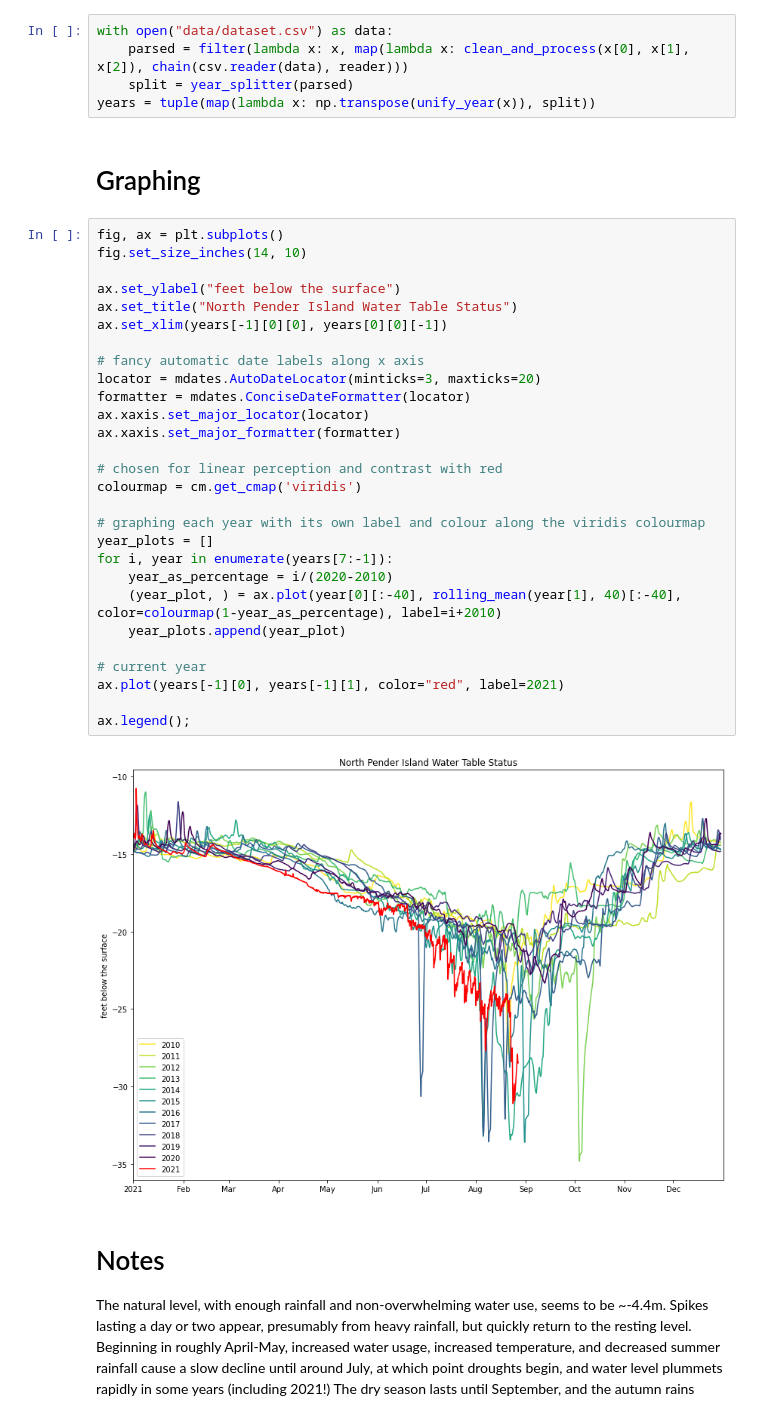
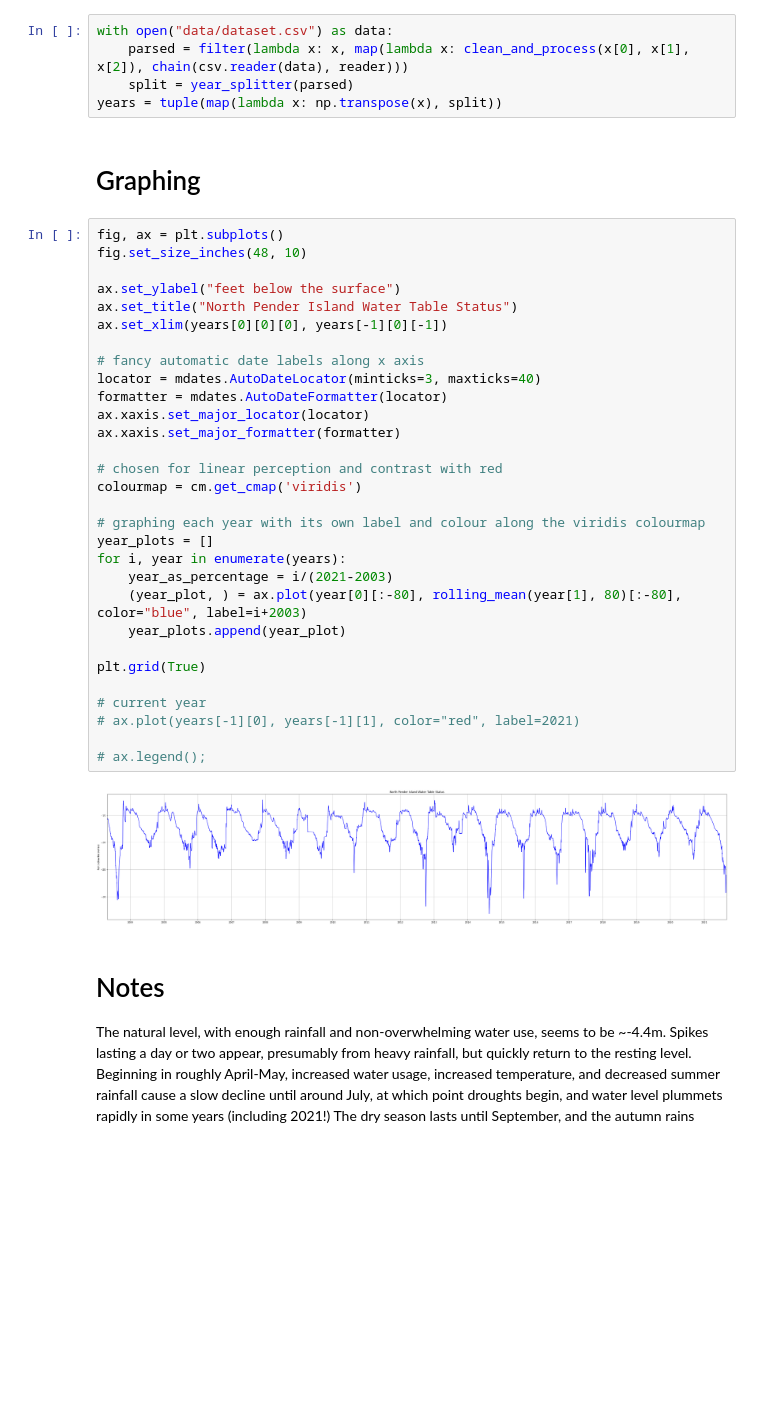
Before and after one commit to novedevo/watertable, a Jupyter notebook: main.ipynb, the cells around one changed output. Saved outputs shown, nothing was run; the diff lists cells and outputs as text; blank space fills up the shorter version.

Commit message:
timeseries across all 20 years of data

```diff
--- a/main.ipynb
+++ b/main.ipynb
@@ -37,39 +37,41 @@ Then, we split each year into its own list and bring them forward, masking them
 with open("data/dataset.csv") as data:
     parsed = filter(lambda x: x, map(lambda x: clean_and_process(x[0], x[1], x[2]), chain(csv.reader(data), reader)))
     split = year_splitter(parsed)
-years = tuple(map(lambda x: np.transpose(unify_year(x)), split))
+years = tuple(map(lambda x: np.transpose(x), split))
 # %% [markdown]
 # Graphing
 # %%
 fig, ax = plt.subplots()
-fig.set_size_inches(14, 10)
+fig.set_size_inches(48, 10)
 
 ax.set_ylabel("feet below the surface")
 ax.set_title("North Pender Island Water Table Status")
-ax.set_xlim(years[-1][0][0], years[0][0][-1])
+ax.set_xlim(years[0][0][0], years[-1][0][-1])
 
 # fancy automatic date labels along x axis
-locator = mdates.AutoDateLocator(minticks=3, maxticks=20)
-formatter = mdates.ConciseDateFormatter(locator)
+locator = mdates.AutoDateLocator(minticks=3, maxticks=40)
+formatter = mdates.AutoDateFormatter(locator)
 ax.xaxis.set_major_locator(locator)
 ax.xaxis.set_major_formatter(formatter)
 
 # chosen for linear perception and contrast with red
 colourmap = cm.get_cmap('viridis')
 
 # graphing each year with its own label and colour along the viridis colourmap
 year_plots = []
-for i, year in enumerate(years[7:-1]):
-    year_as_percentage = i/(2020-2010)
-    (year_plot, ) = ax.plot(year[0][:-40], rolling_mean(year[1], 40)[:-40], color=colourmap(1-year_as_percentage), label=i+2010)
+for i, year in enumerate(years):
+    year_as_percentage = i/(2021-2003)
+    (year_plot, ) = ax.plot(year[0][:-80], rolling_mean(year[1], 80)[:-80], color="blue", label=i+2003)
     year_plots.append(year_plot)
 
+plt.grid(True)
+
 # current year
-ax.plot(years[-1][0], years[-1][1], color="red", label=2021)
+# ax.plot(years[-1][0], years[-1][1], color="red", label=2021)
 
-ax.legend();
+# ax.legend();
 # %% [output]
-[figure, old version]
+[figure, new version]
 # %% [markdown]
 # Notes
 
```
Also changed, not shown: parts of 1 cell of this notebook.
